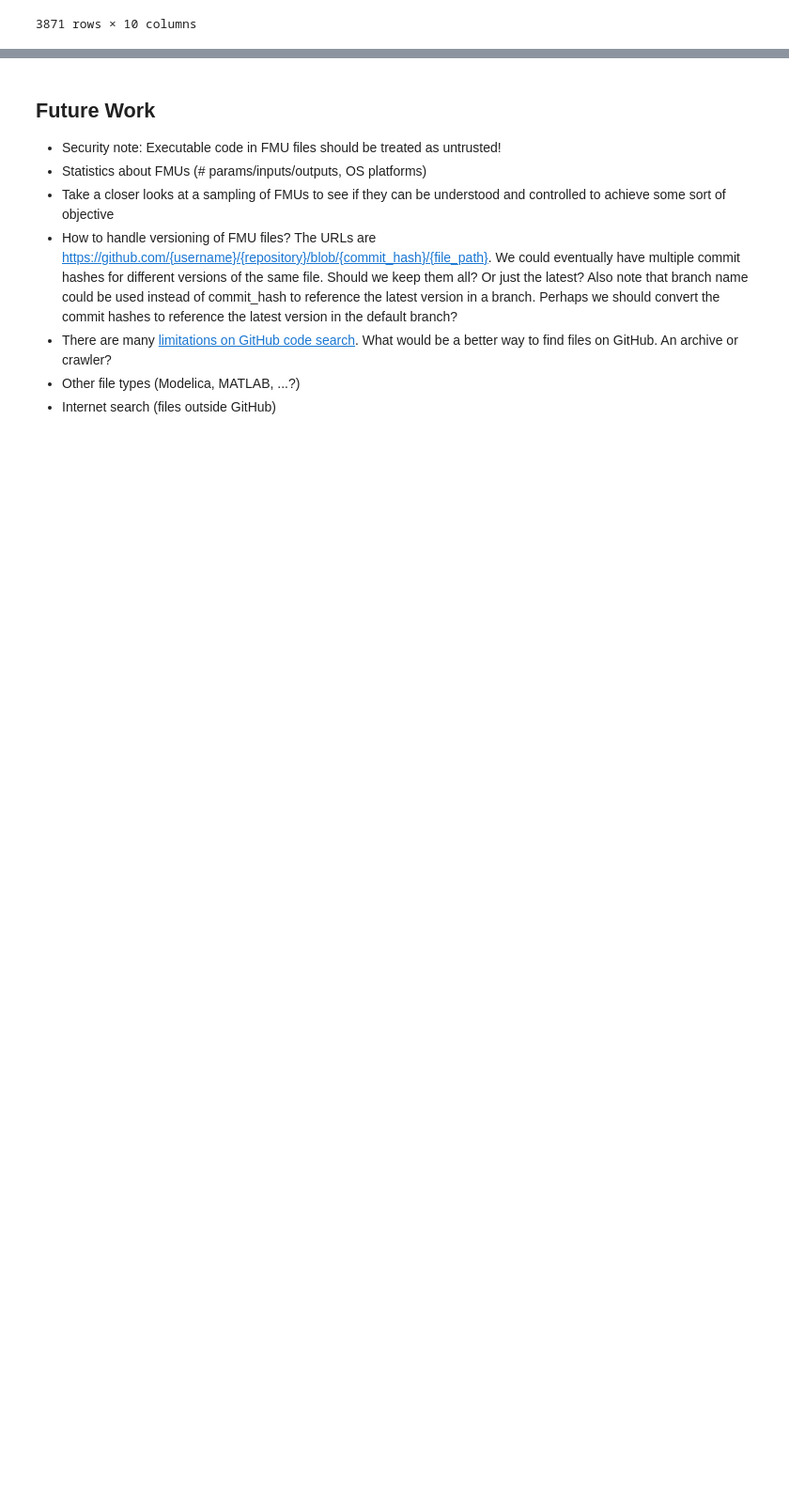
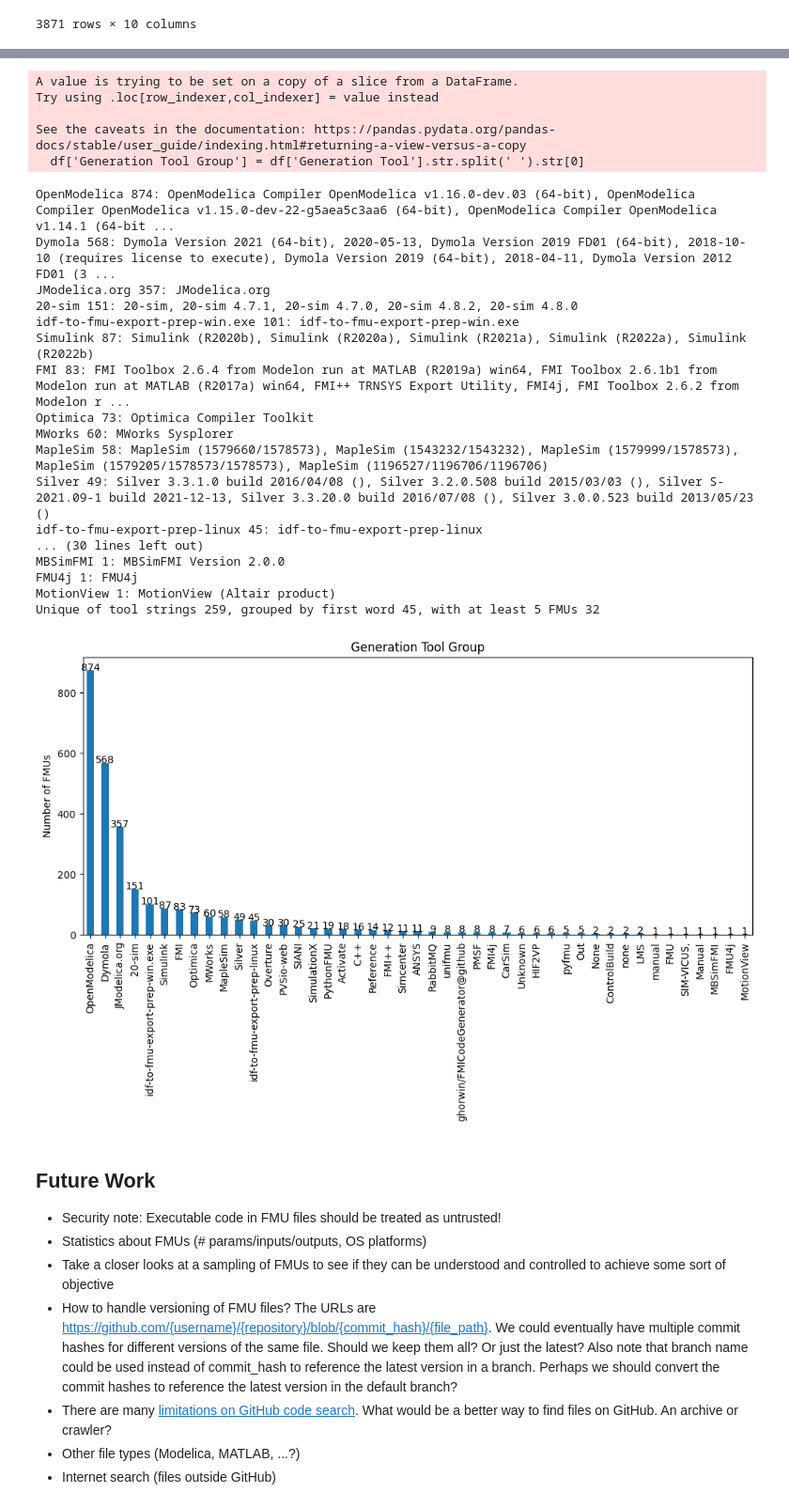
Before and after one commit to ForrestTrepte/FindOpenSimulationModels, a Jupyter notebook: FindOpenSimulationModels.ipynb, the cells around one changed output, grey strips where cells are left out. Shown at 94% size. Cells and saved outputs as stored; diff of their text form; code cells hidden in the pictures; blank space fills up the shorter version.

```diff
--- a/FindOpenSimulationModels.ipynb
+++ b/FindOpenSimulationModels.ipynb
@@ -197,3 +248,49 @@ if False:
+# %%
+# Let's see if we can break generation tool strings into usable sets
+generation_counts = df['Generation Tool'].value_counts()
+# Lots of these are just different versions of the same tool.
+
+# Let's try grouping by the first word in the tool name.
+df['Generation Tool Group'] = df['Generation Tool'].str.split(' ').str[0]
+generation_group_counts = df['Generation Tool Group'].value_counts()
+
+# print each element of generation_group_counts, in order of decreasing count
+for group in generation_group_counts.index:
+    # build a string of the first few examples of the full tool names from generation_counts
+    max_examples = 5
+    generation_counts_matching_group = generation_counts[generation_counts.index.str.startswith(group + ' ')]
+    examples = [generation_counts_matching_group.index[i] for i in range(min(max_examples, len(generation_counts_matching_group.index)))]
+    print(f'{group} {generation_group_counts[group]}: {", ".join(examples)}')
+
+# Skip groups with fewer than 5 FMUs
+generation_group_counts_min_5 = generation_group_counts[generation_group_counts > 5]
+
+print(f'Unique of tool strings {len(generation_counts)}, grouped by first word {len(generation_group_counts)}, with at least 5 FMUs {len(generation_group_counts_min_5)}')
+plot_categorical_count_bar_chart('Generation Tool Group', wide=True)
+# %% [output]
+A value is trying to be set on a copy of a slice from a DataFrame.
+Try using .loc[row_indexer,col_indexer] = value instead
+
+See the caveats in the documentation: https://pandas.pydata.org/pandas-docs/stable/user_guide/indexing.html#returning-a-view-versus-a-copy
+  df['Generation Tool Group'] = df['Generation Tool'].str.split(' ').str[0]
+OpenModelica 874: OpenModelica Compiler OpenModelica v1.16.0-dev.03 (64-bit), OpenModelica Compiler OpenModelica v1.15.0-dev-22-g5aea5c3aa6 (64-bit), OpenModelica Compiler OpenModelica v1.14.1 (64-bit ...
+Dymola 568: Dymola Version 2021 (64-bit), 2020-05-13, Dymola Version 2019 FD01 (64-bit), 2018-10-10 (requires license to execute), Dymola Version 2019 (64-bit), 2018-04-11, Dymola Version 2012 FD01 (3 ...
+JModelica.org 357: JModelica.org
+20-sim 151: 20-sim, 20-sim 4.7.1, 20-sim 4.7.0, 20-sim 4.8.2, 20-sim 4.8.0
+idf-to-fmu-export-prep-win.exe 101: idf-to-fmu-export-prep-win.exe
+Simulink 87: Simulink (R2020b), Simulink (R2020a), Simulink (R2021a), Simulink (R2022a), Simulink (R2022b)
+FMI 83: FMI Toolbox 2.6.4 from Modelon run at MATLAB (R2019a) win64, FMI Toolbox 2.6.1b1 from Modelon run at MATLAB (R2017a) win64, FMI++ TRNSYS Export Utility, FMI4j, FMI Toolbox 2.6.2 from Modelon r ...
+Optimica 73: Optimica Compiler Toolkit
+MWorks 60: MWorks Sysplorer
+MapleSim 58: MapleSim (1579660/1578573), MapleSim (1543232/1543232), MapleSim (1579999/1578573), MapleSim (1579205/1578573/1578573), MapleSim (1196527/1196706/1196706)
+Silver 49: Silver 3.3.1.0 build 2016/04/08 (), Silver 3.2.0.508 build 2015/03/03 (), Silver S-2021.09-1 build 2021-12-13, Silver 3.3.20.0 build 2016/07/08 (), Silver 3.0.0.523 build 2013/05/23 ()
+idf-to-fmu-export-prep-linux 45: idf-to-fmu-export-prep-linux
+... (30 lines left out)
+MBSimFMI 1: MBSimFMI Version 2.0.0
+FMU4j 1: FMU4j
+MotionView 1: MotionView (Altair product)
+Unique of tool strings 259, grouped by first word 45, with at least 5 FMUs 32
+[figure, added]
 # %% [markdown]
 ## Future Work
 
```
Also changed, not shown: parts of 4 cells of this notebook.
